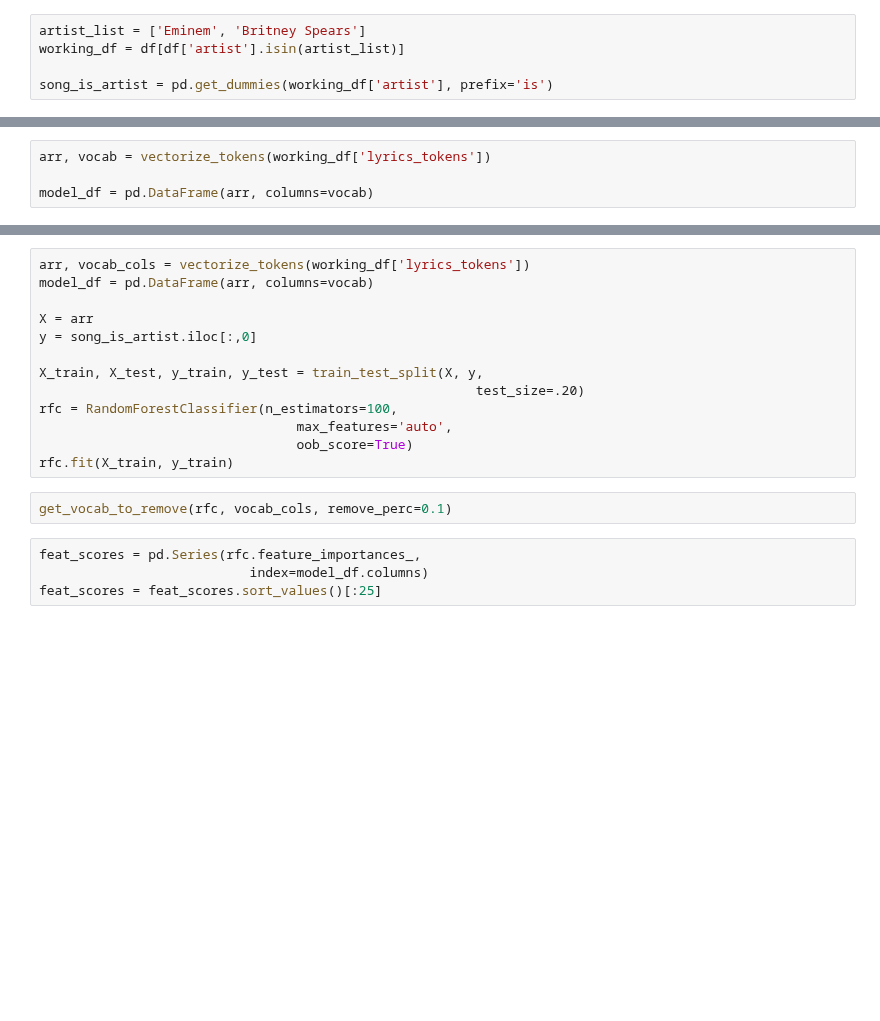
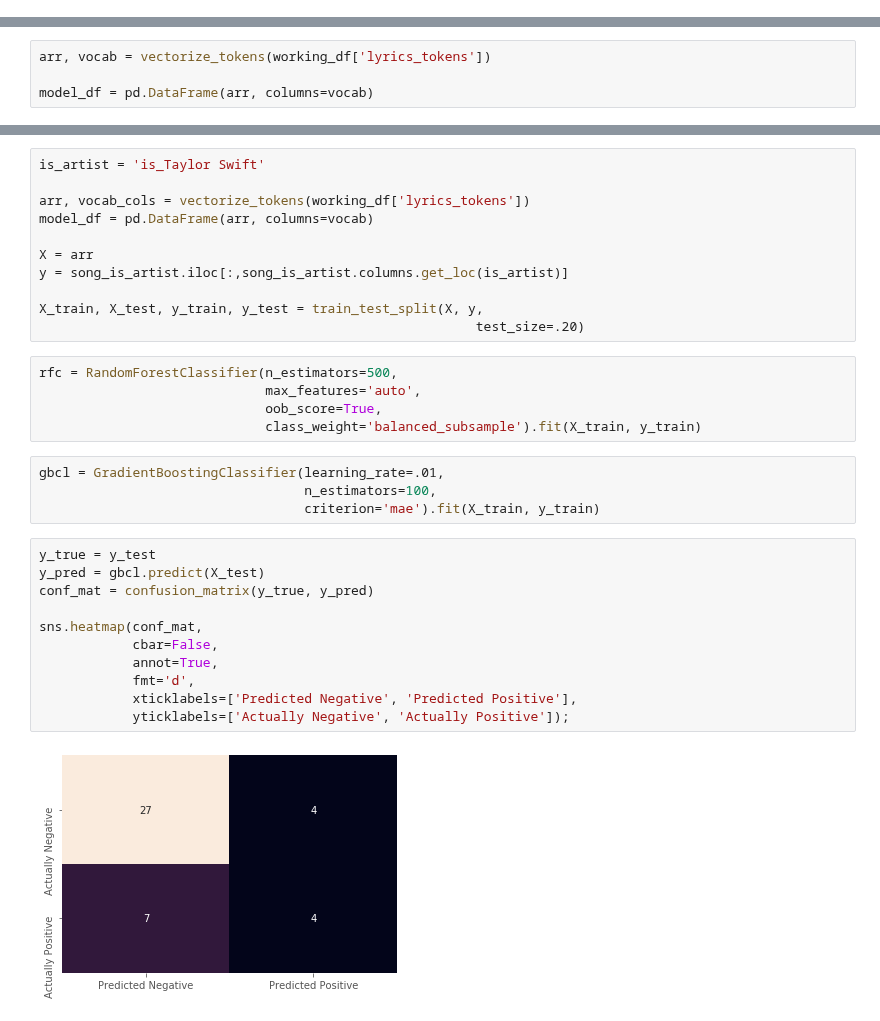
Before and after one commit to sn-ekstrand/lyric-clustering, a Jupyter notebook: notebooks/nlp_classifications.ipynb, the cells around one changed output, grey strips where cells are left out. Cells and saved outputs as stored; diff of their text form; blank space fills up the shorter version.

```diff
--- a/notebooks/nlp_classifications.ipynb
+++ b/notebooks/nlp_classifications.ipynb
@@ -281,8 +262,3 @@ Name: title, dtype: int64
-# %%
-artist_list = ['Eminem', 'Britney Spears']
-working_df = df[df['artist'].isin(artist_list)]
-
-song_is_artist = pd.get_dummies(working_df['artist'], prefix='is')
 # %%
 def tf(term, document_tokens):
     term_occ = document_tokens.count(term)
@@ -424,19 +374,33 @@ get_all_scores(model_df, song_is_artist)
 # %%
+is_artist = 'is_Taylor Swift'
+
 arr, vocab_cols = vectorize_tokens(working_df['lyrics_tokens'])
 model_df = pd.DataFrame(arr, columns=vocab)
 
 X = arr
-y = song_is_artist.iloc[:,0]
+y = song_is_artist.iloc[:,song_is_artist.columns.get_loc(is_artist)]
 
 X_train, X_test, y_train, y_test = train_test_split(X, y,
                                                         test_size=.20)
-rfc = RandomForestClassifier(n_estimators=100,
-                                 max_features='auto',
-                                 oob_score=True)
-rfc.fit(X_train, y_train)
-# %%
-get_vocab_to_remove(rfc, vocab_cols, remove_perc=0.1)
-# %%
-feat_scores = pd.Series(rfc.feature_importances_,
-                           index=model_df.columns)
-feat_scores = feat_scores.sort_values()[:25]
+# %%
+rfc = RandomForestClassifier(n_estimators=500,
+                             max_features='auto',
+                             oob_score=True,
+                             class_weight='balanced_subsample').fit(X_train, y_train)
+# %%
+gbcl = GradientBoostingClassifier(learning_rate=.01,
+                                  n_estimators=100,
+                                  criterion='mae').fit(X_train, y_train)
+# %%
+y_true = y_test
+y_pred = gbcl.predict(X_test)
+conf_mat = confusion_matrix(y_true, y_pred)
+
+sns.heatmap(conf_mat,
+            cbar=False,
+            annot=True,
+            fmt='d',
+            xticklabels=['Predicted Negative', 'Predicted Positive'],
+            yticklabels=['Actually Negative', 'Actually Positive']);
+# %% [output]
+[figure, added]
```
Also changed, not shown: parts of 19 cells of this notebook.
